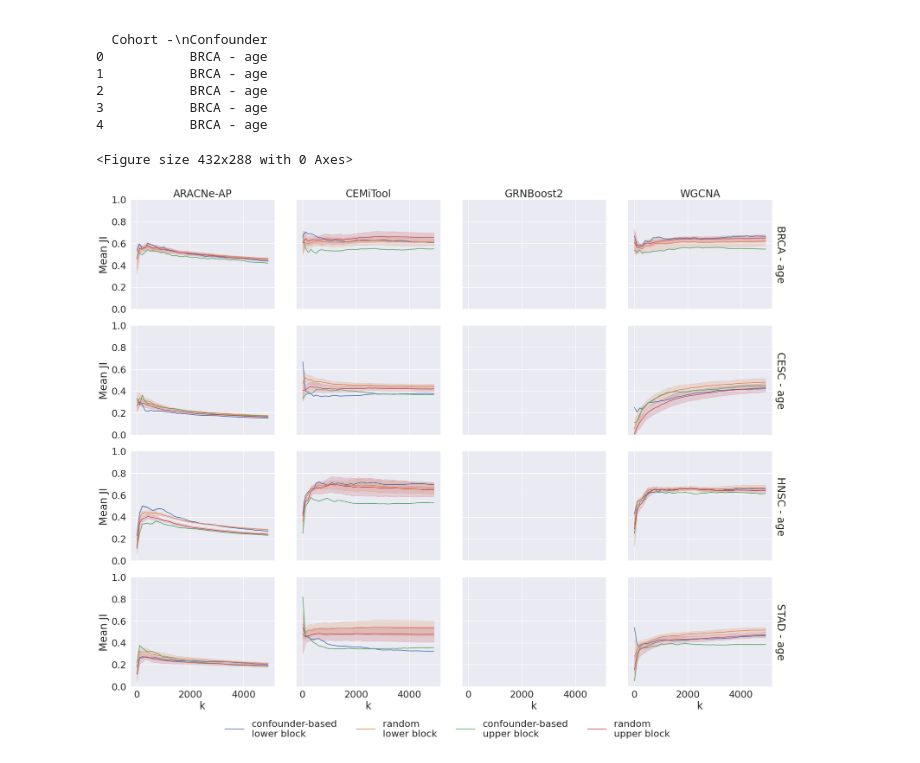
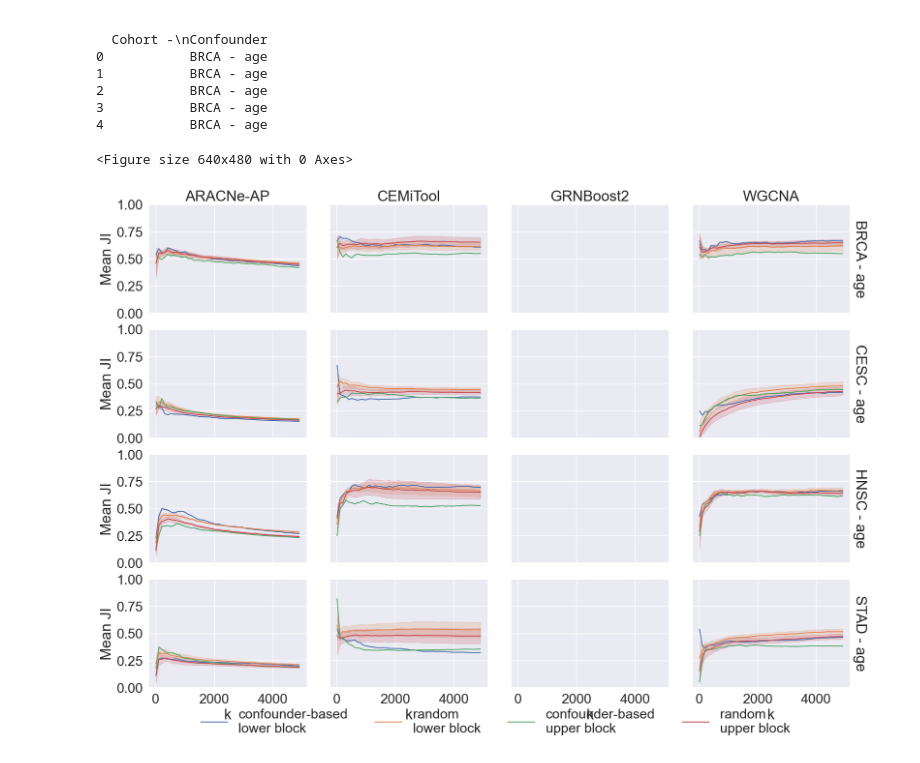
Before and after one commit to bionetslab/grn-confounders, a Jupyter notebook: results/visualize_G_all_comparisons_age.ipynb, the cells around one changed output. Drawn from its saved outputs; the diff is of its cells as text; code cells hidden in the pictures.

Commit message:
new plots

```diff
--- a/results/visualize_G_all_comparisons_age.ipynb
+++ b/results/visualize_G_all_comparisons_age.ipynb
@@ -101,15 +101,15 @@ print(JI.head())
 # %%
 plt.tight_layout()
 sns.set(font_scale=2)
 sns.set_style('darkgrid')
-g = sns.FacetGrid(JI, row='Cohort -\nConfounder', col='Method', hue='Block type', margin_titles=True, height=4.5,
+g = sns.FacetGrid(JI, row='Cohort -\nConfounder', col='Method', hue='Block type', margin_titles=True, height=3.5,
                   ylim=(0,1), legend_out=False, col_order=['ARACNe-AP', 'CEMiTool', 'GRNBoost2', 'WGCNA'], aspect=1.3)
 ax = g.axes[0,0]
 g.map(sns.lineplot, "k", "Mean JI",errorbar='sd').add_legend()
 sns.move_legend(ax, "lower center", frameon=False, bbox_to_anchor=(2.2,-4), title=None, ncols=4)
 g.set_titles(row_template='{row_name}', col_template = '{col_name}')
 plt.subplots_adjust(hspace=0.15, wspace=0.15)
 #g.savefig('G_all_age_latest.pdf', bbox_inches='tight')
 # %% [output]
-<Figure size 432x288 with 0 Axes>
+<Figure size 640x480 with 0 Axes>
-[figure, old version]
+[figure, new version]
```
Also changed, not shown: 3 other files.
